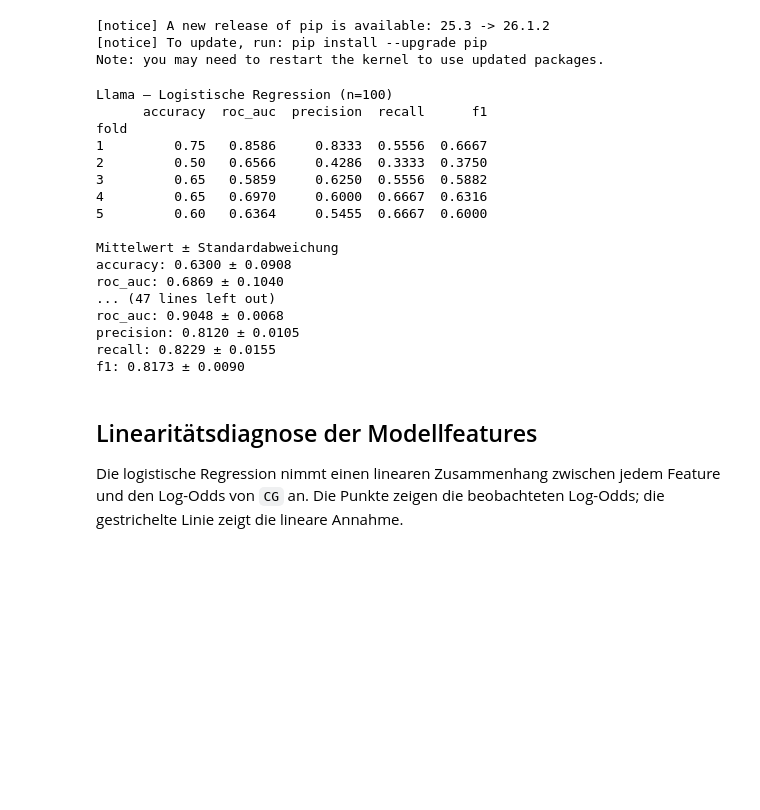
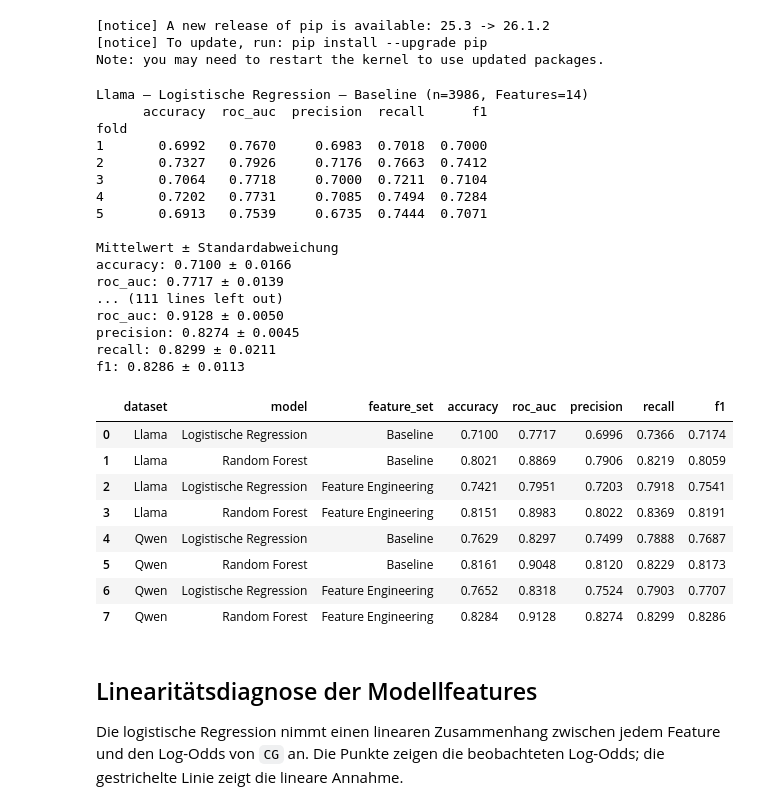
Before and after one commit to malik-shr/fake-review-detection, a Jupyter notebook: notebooks/05_train.ipynb, the cells around one changed output. Saved outputs shown, nothing was run; the diff lists cells and outputs as text; code cells hidden in the pictures; blank space fills up the shorter version.

```diff
--- a/notebooks/05_train.ipynb
+++ b/notebooks/05_train.ipynb
@@ -152,11 +152,11 @@ def add_engineered_features(
 
 final_llama = add_engineered_features(
     pd.read_csv(OUTPUT_DIR / "final" / "final_llama.csv"),
-    "llama3:8b_results.csv",
+    "llama3_8b_results.csv",
 )
 final_qwen = add_engineered_features(
     pd.read_csv(OUTPUT_DIR / "final" / "final_qwen.csv"),
-    "qwen3:14b_results.csv",
+    "qwen3_14b_results.csv",
 )
 
 models = {
@@ -190,46 +190,55 @@ for dataset_name, dataset in datasets.items():
     for feature_set_name, feature_columns in feature_sets.items():
         for model_name, estimator in models.items():
             print(
                 f"\n{dataset_name} – {model_name} – {feature_set_name} "
                 f"(n={len(dataset)}, Features={len(feature_columns)})"
             )
             cv_results[(dataset_name, model_name, feature_set_name)] = (
                 run_cross_validation(
                     dataset,
                     estimator,
                     feature_columns,
                 )
             )
 
 comparison = pd.DataFrame([
     {
         "dataset": dataset_name,
         "model": model_name,
         "feature_set": feature_set_name,
         **results.mean().to_dict(),
     }
     for (dataset_name, model_name, feature_set_name), results
     in cv_results.items()
 ])
 comparison.round(4)
 # %% [output]
-Llama – Logistische Regression (n=100)
+Llama – Logistische Regression – Baseline (n=3986, Features=14)
       accuracy  roc_auc  precision  recall      f1
 fold
-1         0.75   0.8586     0.8333  0.5556  0.6667
-2         0.50   0.6566     0.4286  0.3333  0.3750
-3         0.65   0.5859     0.6250  0.5556  0.5882
-4         0.65   0.6970     0.6000  0.6667  0.6316
-5         0.60   0.6364     0.5455  0.6667  0.6000
+1       0.6992   0.7670     0.6983  0.7018  0.7000
+2       0.7327   0.7926     0.7176  0.7663  0.7412
+3       0.7064   0.7718     0.7000  0.7211  0.7104
+4       0.7202   0.7731     0.7085  0.7494  0.7284
+5       0.6913   0.7539     0.6735  0.7444  0.7071
 
 Mittelwert ± Standardabweichung
-accuracy: 0.6300 ± 0.0908
-roc_auc: 0.6869 ± 0.1040
-... (47 lines left out)
-roc_auc: 0.9048 ± 0.0068
-precision: 0.8120 ± 0.0105
-recall: 0.8229 ± 0.0155
-f1: 0.8173 ± 0.0090
+accuracy: 0.7100 ± 0.0166
+roc_auc: 0.7717 ± 0.0139
+... (111 lines left out)
+roc_auc: 0.9128 ± 0.0050
+precision: 0.8274 ± 0.0045
+recall: 0.8299 ± 0.0211
+f1: 0.8286 ± 0.0113
+|  | dataset | model | feature_set | accuracy | roc_auc | precision | recall | f1 |
+| 0 | Llama | Logistische Regression | Baseline | 0.7100 | 0.7717 | 0.6996 | 0.7366 | 0.7174 |
+| 1 | Llama | Random Forest | Baseline | 0.8021 | 0.8869 | 0.7906 | 0.8219 | 0.8059 |
+| 2 | Llama | Logistische Regression | Feature Engineering | 0.7421 | 0.7951 | 0.7203 | 0.7918 | 0.7541 |
+| 3 | Llama | Random Forest | Feature Engineering | 0.8151 | 0.8983 | 0.8022 | 0.8369 | 0.8191 |
+| 4 | Qwen | Logistische Regression | Baseline | 0.7629 | 0.8297 | 0.7499 | 0.7888 | 0.7687 |
+| 5 | Qwen | Random Forest | Baseline | 0.8161 | 0.9048 | 0.8120 | 0.8229 | 0.8173 |
+| 6 | Qwen | Logistische Regression | Feature Engineering | 0.7652 | 0.8318 | 0.7524 | 0.7903 | 0.7707 |
+| 7 | Qwen | Random Forest | Feature Engineering | 0.8284 | 0.9128 | 0.8274 | 0.8299 | 0.8286 |
 # %% [markdown]
 ## Linearitätsdiagnose der Modellfeatures
 
```
Also changed, not shown: parts of 1 cell of this notebook, 5 other files.
